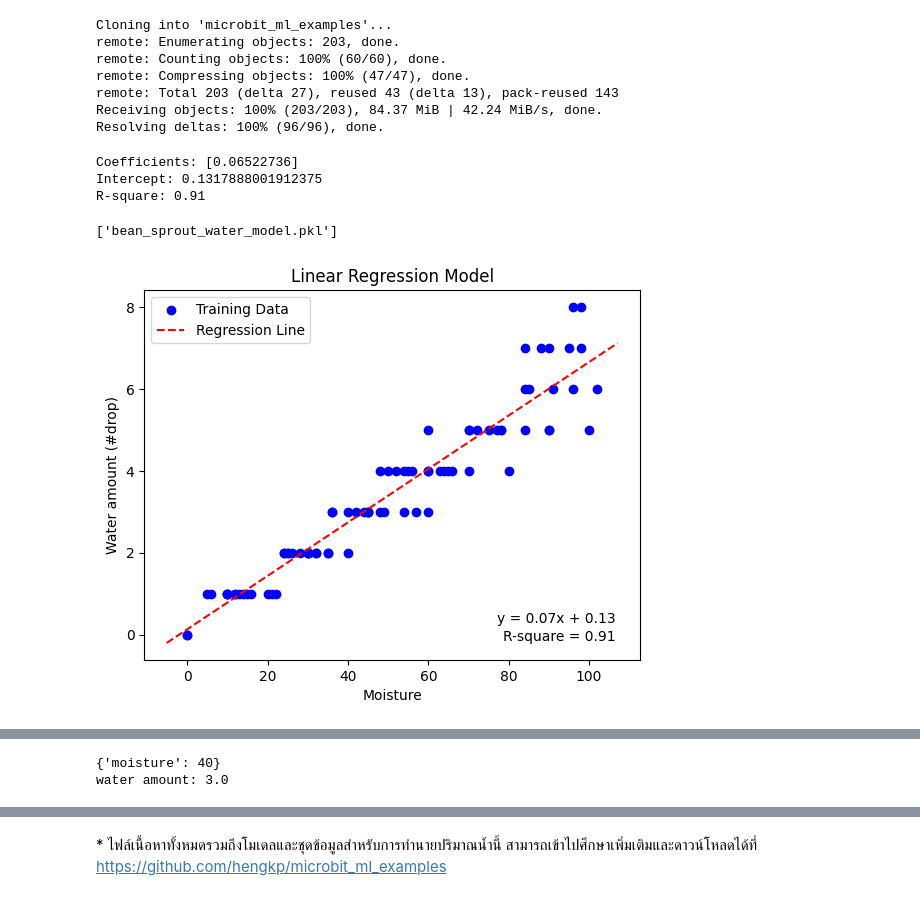
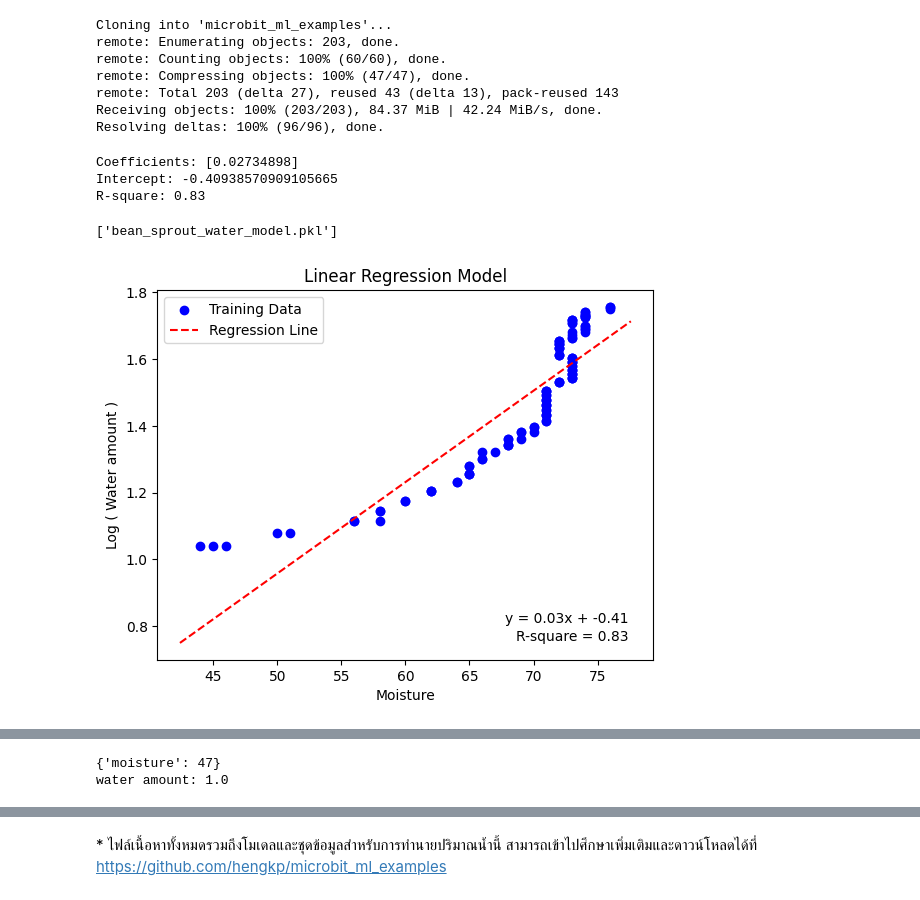
Before and after one commit to hengkp/microbit_ml_examples, a Jupyter notebook: bean sprout water prediction/bean_sprout_water_prediction_sklearn.ipynb, the cells around one changed output, grey strips where cells are left out. Saved outputs shown, nothing was run; the diff lists cells and outputs as text; code cells hidden in the pictures.

```diff
--- a/bean sprout water prediction/bean_sprout_water_prediction_sklearn.ipynb
+++ b/bean sprout water prediction/bean_sprout_water_prediction_sklearn.ipynb
@@ -159,6 +162,15 @@ import joblib
 # นำเข้าชุดข้อมูล
 data = pd.read_csv("bean_sprout_water_data.csv")
 data = data.rename({'data.moisture': 'moisture', 'data.water_amount': 'water_amount'}, axis=1)
+
+# แปลงค่าให้อยู่ในรูป log scale เนื่องจากชุดข้อมูลมีความสัมพันธ์แบบ Exponential
+data['water_amount'] = np.log10(data['water_amount'])
+
+# ลบชุดข้อมูลที่มีค่าเป็น infinite
+data = data.replace([np.inf, -np.inf], np.nan).dropna()
+
+# ลบชุดข้อมูลที่ moisture มีค่าเท่ากับ 0
+data = data[data['moisture'] > 0]
 
 # แบ่งข้อมูลออกเป็นค่าที่ใช้งาน (features) และค่าที่ต้องการทำนาย (target)
 X = data[['moisture']]
@@ -187,9 +199,9 @@ print('R-square:', "{:.2f}".format(r2))
 # บันทึกโมเดล
 joblib.dump(model, 'bean_sprout_water_model.pkl')
 # %% [output]
-Coefficients: [0.06522736]
-Intercept: 0.1317888001912375
-R-square: 0.91
+Coefficients: [0.02734898]
+Intercept: -0.40938570909105665
+R-square: 0.83
 ['bean_sprout_water_model.pkl']
 # %%
 #@title **ขั้นตอนที่ 5** การแสดงผลลัพธ์ที่ได้จากการเทรนโมเดลในรูปแบบกราฟ
@@ -204,6 +216,15 @@ from sklearn.metrics import r2_score
 # นำเข้าชุดข้อมูล
 data = pd.read_csv("bean_sprout_water_data.csv")
 data = data.rename({'data.moisture': 'moisture', 'data.water_amount': 'water_amount'}, axis=1)
+
+# แปลงค่าให้อยู่ในรูป log scale เนื่องจากชุดข้อมูลมีความสัมพันธ์แบบ Exponential
+data['water_amount'] = np.log10(data['water_amount'])
+
+# ลบชุดข้อมูลที่มีค่าเป็น infinite
+data = data.replace([np.inf, -np.inf], np.nan).dropna(axis=0)
+
+# ลบชุดข้อมูลที่ moisture มีค่าเท่ากับ 0
+data = data[data['moisture'] > 0]
 
 # แบ่งข้อมูลออกเป็นค่าที่ใช้งาน (features) และค่าที่ต้องการทำนาย (target)
 X = data[['moisture']]
@@ -223,35 +244,35 @@ y_pred = model.predict(X_test)
 
 # วิเคราะห์ค่าความแม่นยำ (root mean squared error)
 r2 = r2_score(y_test, y_pred)
 
 # แสดงผลกราฟของชุดข้อมูล
 plt.scatter(X_train, y_train, color='blue', label='Training Data')
 
 # แสดงสมการและค่า R-square ลงบนกราฟ
 equation = f'y = {model.coef_[0]:.2f}x + {model.intercept_:.2f}'
 r2_annotation = f'R-square = {r2:.2f}'
 plt.text(0.95, 0.1, equation, transform=plt.gca().transAxes, ha='right')
 plt.text(0.95, 0.05, r2_annotation, transform=plt.gca().transAxes, ha='right')
 
 # แสดงผลเส้นกราฟของโมเดล
 x_min, x_max = plt.xlim()
 y_min, y_max = plt.ylim()
 x_line = np.linspace(x_min, x_max, 2)
 y_line = model.coef_[0] * x_line + model.intercept_
 plt.plot(x_line, y_line, linestyle='dashed', color='red', label='Regression Line')
 
 # กำหนดชื่อแกนในกราฟ
 plt.xlabel('Moisture')
-plt.ylabel('Water amount (#drop)')
+plt.ylabel('Log ( Water amount )')
 plt.title('Linear Regression Model')
 
 # แสดงผลชื่อชุดข้อมูลในกราฟ
 plt.legend()
 
 # แสดงรูปกราฟ
 plt.show()
 # %% [output]
-[figure, old version]
+[figure, new version]
 # %%
 #@title **ขั้นตอนที่ 6** การเชื่อมต่อ micro:bit ผ่านสาย USB เพื่อสั่งการและบันทึกผลค่าต่างๆสำหรับทำนายปริมาณน้ำแบบเรียลไทม์
 #@markdown สามารถกดรันเพื่อเชื่อมต่อและสั่งการได้เลย <br>
@@ -431,8 +452,8 @@ output = model.predict(input_data)
 print(result)
 print('water amount:', np.round(output[0]))
 # %% [output]
-{'moisture': 40}
-water amount: 3.0
+{'moisture': 47}
+water amount: 1.0
 # %%
 result
 # %% [output]
```
Also changed, not shown: parts of 2 cells of this notebook.
